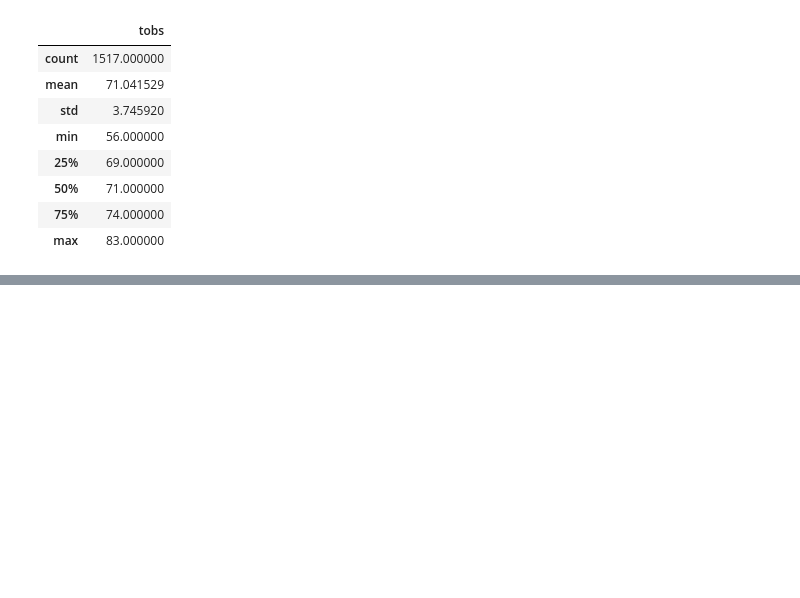
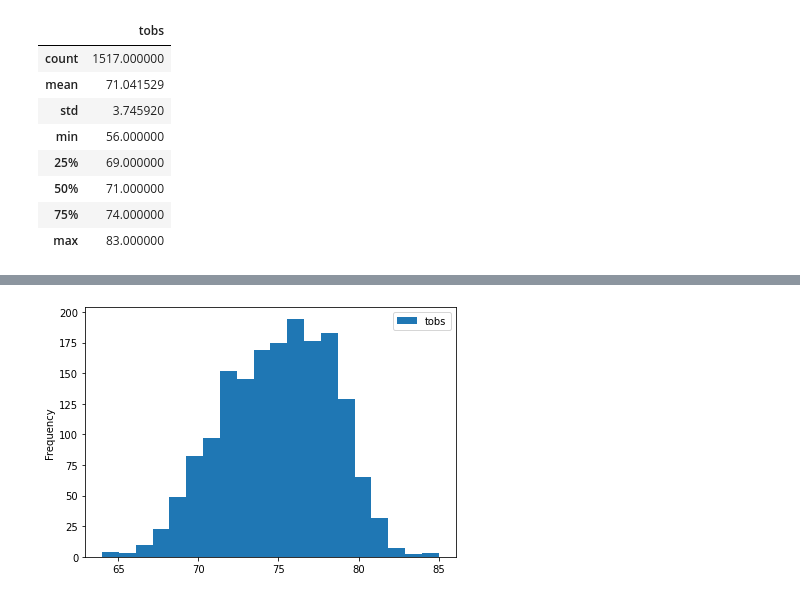
Before and after one commit to sdivakarla/surfs_up, a Jupyter notebook: SurfsUp_Challenge.ipynb, the cells around one changed output, grey strips where cells are left out. Saved outputs shown, nothing was run; the diff lists cells and outputs as text; code cells hidden in the pictures; blank space fills up the shorter version.

```diff
--- a/SurfsUp_Challenge.ipynb
+++ b/SurfsUp_Challenge.ipynb
@@ -103,0 +110,5 @@ dec_temp_df.describe()
+# %%
+june_temp_df.plot.hist(bins=20)
+plt.tight_layout()
+# %% [output]
+[figure, added]
```
Also changed, not shown: parts of 2 cells of this notebook, 2 other files.
